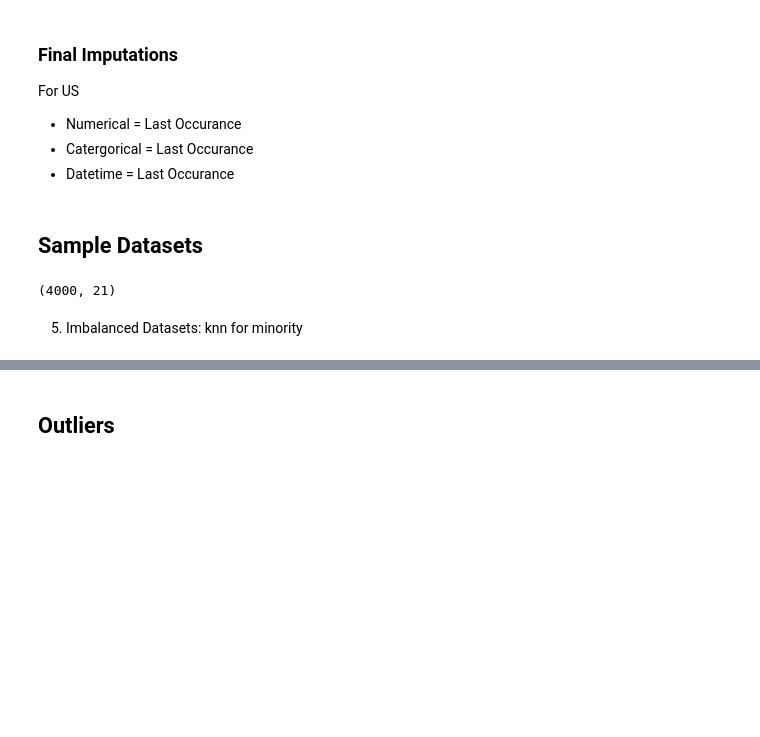
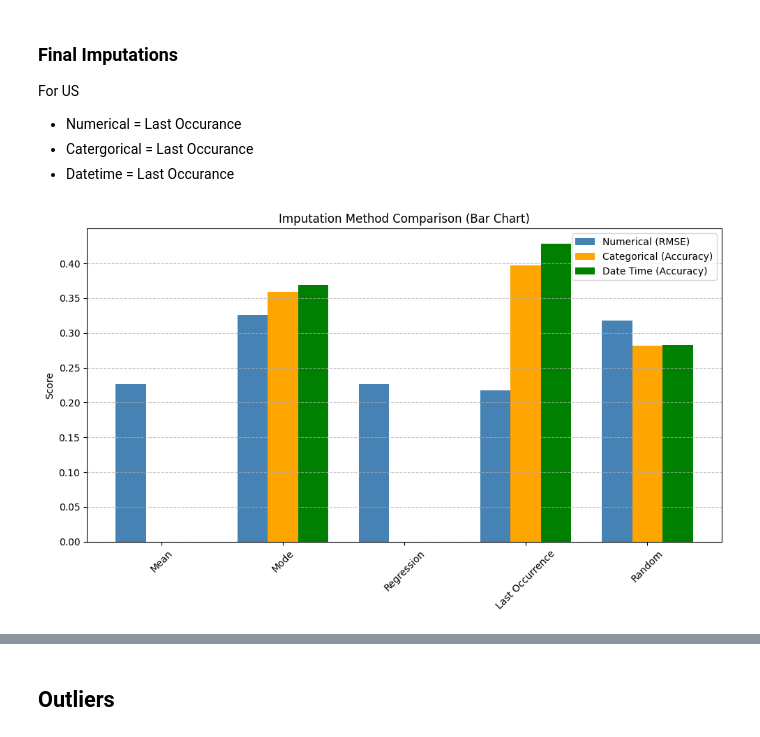
Before and after one commit to mhnrirfan/ML-AI-Risk-Analysis-AV-Data-, a Jupyter notebook: Cleaning, EDA, FE/FE_Supervised.ipynb, the cells around one changed output, grey strips where cells are left out. Saved outputs shown, nothing was run; the diff lists cells and outputs as text; code cells hidden in the pictures; blank space fills up the shorter version.

```diff
--- a/Cleaning, EDA, FE/FE_Supervised.ipynb
+++ b/Cleaning, EDA, FE/FE_Supervised.ipynb
@@ -649,13 +638,40 @@ For US
 - Numerical = Last Occurance
 - Catergorical = Last Occurance
 - Datetime = Last Occurance
-# %% [markdown]
-## **Sample Datasets**
-# %%
-# Downsample the large dataset
-UK_data = UK_data.sample(n=4000, random_state=42)
-UK_data.shape
-# %% [output]
-(4000, 21)
-# %% [markdown]
-5. Imbalanced Datasets: knn for minority
+# %%
+import matplotlib.pyplot as plt
+import numpy as np
+
+# Data
+methods = ['Mean', 'Mode', 'Regression', 'Last Occurrence', 'Random']
+numerical_scores = [0.2266, 0.3261, 0.2266, 0.2173, 0.318]
+categorical_scores = [None, 0.3594, None, 0.3973, 0.2812]
+datetime_scores = [None, 0.3688, None, 0.4285, 0.2828]
+
+# Convert None to np.nan for plotting
+categorical_scores = [np.nan if x is None else x for x in categorical_scores]
+datetime_scores = [np.nan if x is None else x for x in datetime_scores]
+
+# Bar width and positions
+x = np.arange(len(methods))
+width = 0.25
+
+# Plotting
+fig, ax = plt.subplots(figsize=(10, 6))
+ax.bar(x - width, numerical_scores, width, label='Numerical (RMSE)', color='steelblue')
+ax.bar(x, categorical_scores, width, label='Categorical (Accuracy)', color='orange')
+ax.bar(x + width, datetime_scores, width, label='Date Time (Accuracy)', color='green')
+
+# Customizing plot
+ax.set_xticks(x)
+ax.set_xticklabels(methods, rotation=45)
+ax.set_ylabel('Score')
+ax.set_title('Imputation Method Comparison (Bar Chart)')
+ax.legend()
+ax.grid(True, axis='y', linestyle='--', alpha=0.7)
+plt.tight_layout()
+
+# Show the plot
+plt.show()
+# %% [output]
+[figure, added]
```
Also changed, not shown: parts of 15 cells of this notebook.
